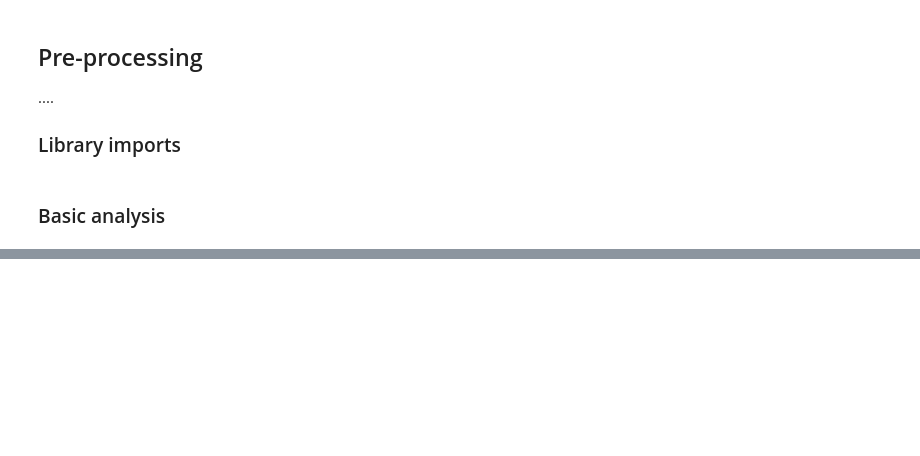
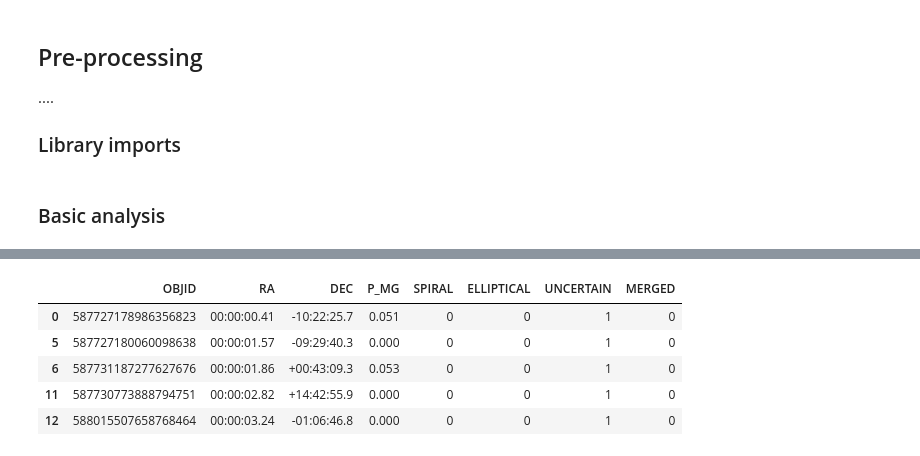
Before and after one commit to MattiasEyh/Galaxies-Classification-CNN, a Jupyter notebook: Pre-processing/Galaxy_zoo_datas_pre-processing.ipynb, the cells around one changed output, grey strips where cells are left out. Saved outputs shown, nothing was run; the diff lists cells and outputs as text; code cells hidden in the pictures; blank space fills up the shorter version.

Commit message:
First Version of pre-processing

```diff
--- a/Pre-processing/Galaxy_zoo_datas_pre-processing.ipynb
+++ b/Pre-processing/Galaxy_zoo_datas_pre-processing.ipynb
@@ -56,0 +186,14 @@ df.dtypes.value_counts().plot.pie()
+# %%
+dfWithPreProcess = df.copy()
+dfWithPreProcess.drop(['NVOTE', 'P_EL', 'P_CW', 'P_ACW', 'P_EDGE', 'P_DK', 'P_CS', 'P_EL_DEBIASED', 'P_CS_DEBIASED'], axis=1, inplace=True)
+# %%
+dfWithPreProcess['MERGED'] = np.where(df['P_MG'] > 0.5, 1, 0)
+# %%
+dfWithPreProcess.head()
+# %% [output]
+|  | OBJID | RA | DEC | P_MG | SPIRAL | ELLIPTICAL | UNCERTAIN | MERGED |
+| 0 | 587727178986356823 | 00:00:00.41 | -10:22:25.7 | 0.051 | 0 | 0 | 1 | 0 |
+| 5 | 587727180060098638 | 00:00:01.57 | -09:29:40.3 | 0.000 | 0 | 0 | 1 | 0 |
+| 6 | 587731187277627676 | 00:00:01.86 | +00:43:09.3 | 0.053 | 0 | 0 | 1 | 0 |
+| 11 | 587730773888794751 | 00:00:02.82 | +14:42:55.9 | 0.000 | 0 | 0 | 1 | 0 |
+| 12 | 588015507658768464 | 00:00:03.24 | -01:06:46.8 | 0.000 | 0 | 0 | 1 | 0 |
```
Also changed, not shown: parts of 16 cells of this notebook, 1 other file.
